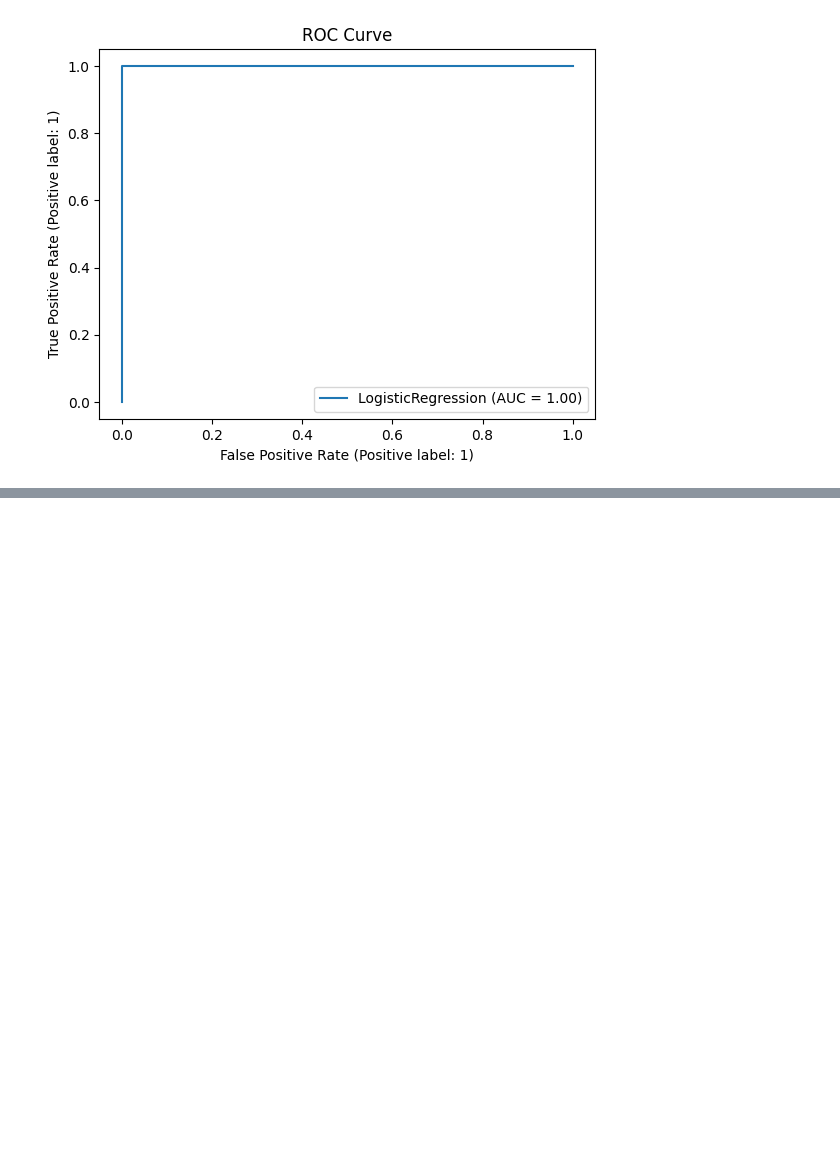
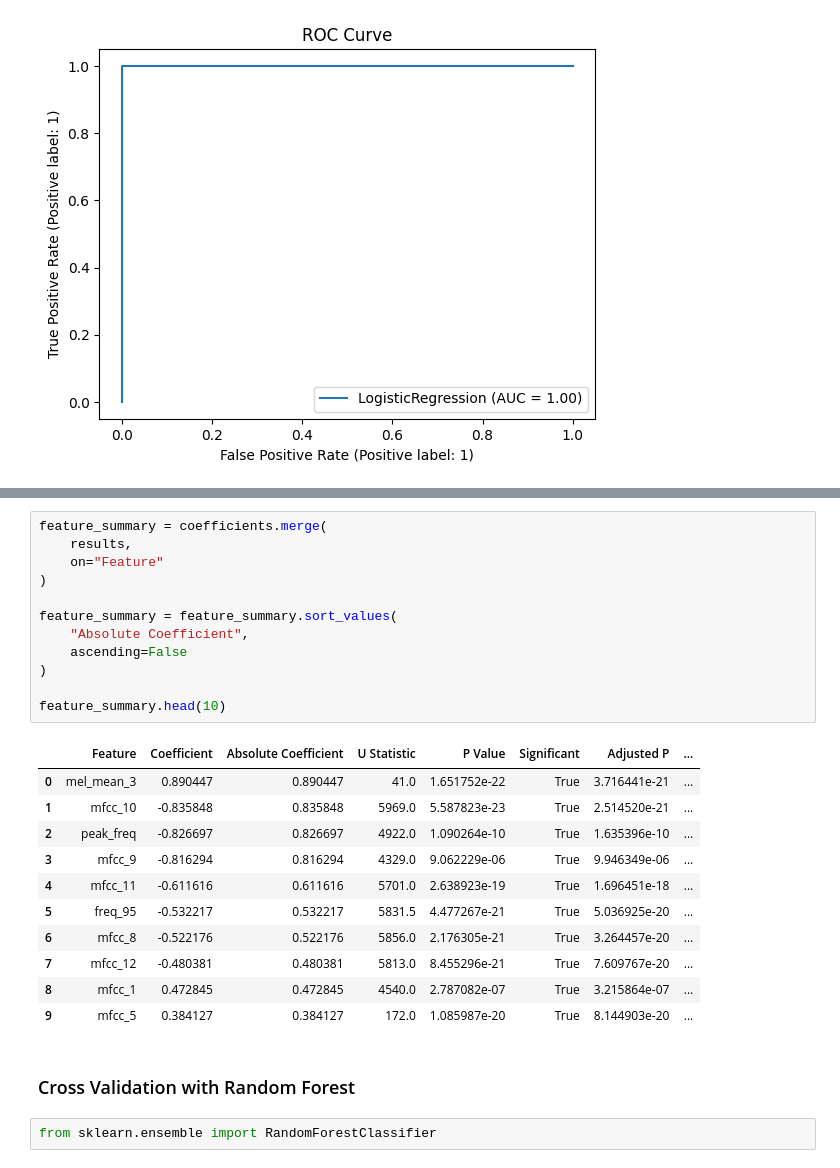
Before and after one commit to vu-a3em/a3em-python-package, a Jupyter notebook: a3em_package.ipynb, the cells around one changed output, grey strips where cells are left out. Drawn from its saved outputs; the diff is of its cells as text; blank space fills up the shorter version.

```diff
--- a/a3em_package.ipynb
+++ b/a3em_package.ipynb
@@ -340,0 +394,28 @@ plt.show()
+# %%
+feature_summary = coefficients.merge(
+    results,
+    on="Feature"
+)
+
+feature_summary = feature_summary.sort_values(
+    "Absolute Coefficient",
+    ascending=False
+)
+
+feature_summary.head(10)
+# %% [output]
+|  | Feature | Coefficient | Absolute Coefficient | U Statistic | P Value | Significant | Adjusted P | ... |
+| 0 | mel_mean_3 | 0.890447 | 0.890447 | 41.0 | 1.651752e-22 | True | 3.716441e-21 | ... |
+| 1 | mfcc_10 | -0.835848 | 0.835848 | 5969.0 | 5.587823e-23 | True | 2.514520e-21 | ... |
+| 2 | peak_freq | -0.826697 | 0.826697 | 4922.0 | 1.090264e-10 | True | 1.635396e-10 | ... |
+| 3 | mfcc_9 | -0.816294 | 0.816294 | 4329.0 | 9.062229e-06 | True | 9.946349e-06 | ... |
+| 4 | mfcc_11 | -0.611616 | 0.611616 | 5701.0 | 2.638923e-19 | True | 1.696451e-18 | ... |
+| 5 | freq_95 | -0.532217 | 0.532217 | 5831.5 | 4.477267e-21 | True | 5.036925e-20 | ... |
+| 6 | mfcc_8 | -0.522176 | 0.522176 | 5856.0 | 2.176305e-21 | True | 3.264457e-20 | ... |
+| 7 | mfcc_12 | -0.480381 | 0.480381 | 5813.0 | 8.455296e-21 | True | 7.609767e-20 | ... |
+| 8 | mfcc_1 | 0.472845 | 0.472845 | 4540.0 | 2.787082e-07 | True | 3.215864e-07 | ... |
+| 9 | mfcc_5 | 0.384127 | 0.384127 | 172.0 | 1.085987e-20 | True | 8.144903e-20 | ... |
+# %% [markdown]
+### Cross Validation with Random Forest
+# %%
+from sklearn.ensemble import RandomForestClassifier
```
Also changed, not shown: parts of 16 cells of this notebook, 1 other file.
